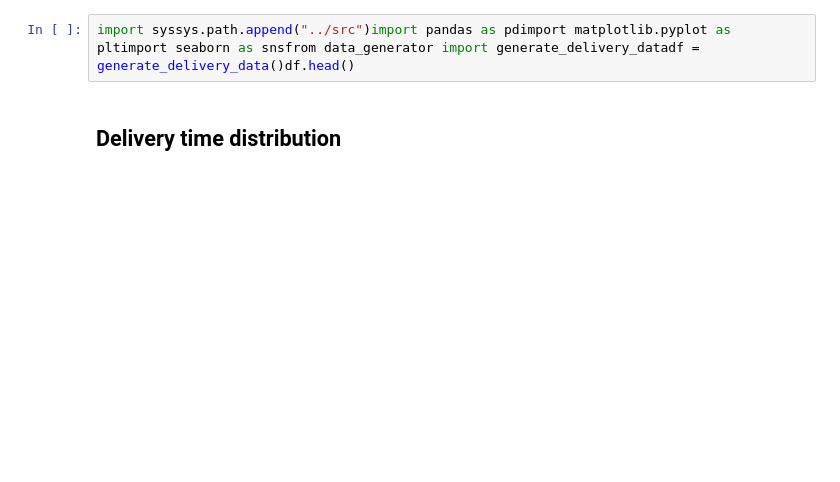
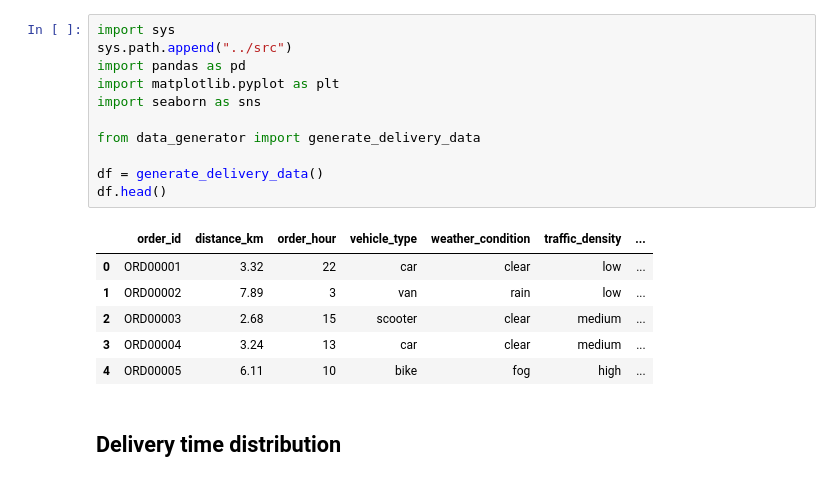
Before and after one commit to NadavaluruSashank/Delivery-Time-Prediction, a Jupyter notebook: notebooks/01_EDA.ipynb, the cells around one changed output. Saved outputs shown, nothing was run; the diff lists cells and outputs as text; blank space fills up the shorter version.

```diff
--- a/notebooks/01_EDA.ipynb
+++ b/notebooks/01_EDA.ipynb
@@ -3,5 +5,21 @@
 # %%
-import syssys.path.append("../src")import pandas as pdimport matplotlib.pyplot as pltimport seaborn as snsfrom data_generator import generate_delivery_datadf = generate_delivery_data()df.head()
+import sys
+sys.path.append("../src")
+import pandas as pd
+import matplotlib.pyplot as plt
+import seaborn as sns
+
+from data_generator import generate_delivery_data
+
+df = generate_delivery_data()
+df.head()
+# %% [output]
+|  | order_id | distance_km | order_hour | vehicle_type | weather_condition | traffic_density | ... |
+| 0 | ORD00001 | 3.32 | 22 | car | clear | low | ... |
+| 1 | ORD00002 | 7.89 | 3 | van | rain | low | ... |
+| 2 | ORD00003 | 2.68 | 15 | scooter | clear | medium | ... |
+| 3 | ORD00004 | 3.24 | 13 | car | clear | medium | ... |
+| 4 | ORD00005 | 6.11 | 10 | bike | fog | high | ... |
 # %% [markdown]
 ## Delivery time distribution
 # %%
```
Also changed, not shown: parts of 3 cells of this notebook, 2 other files.
